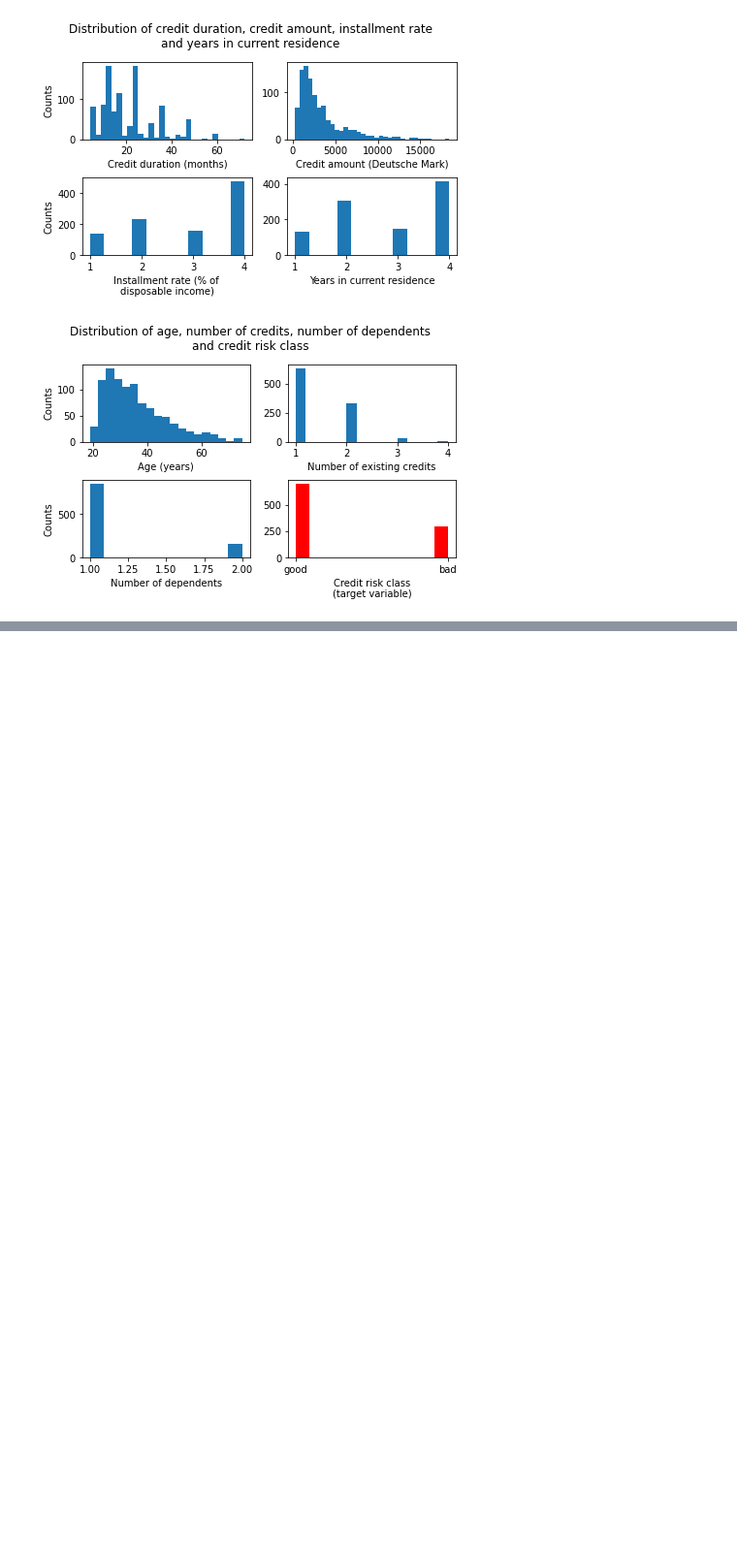
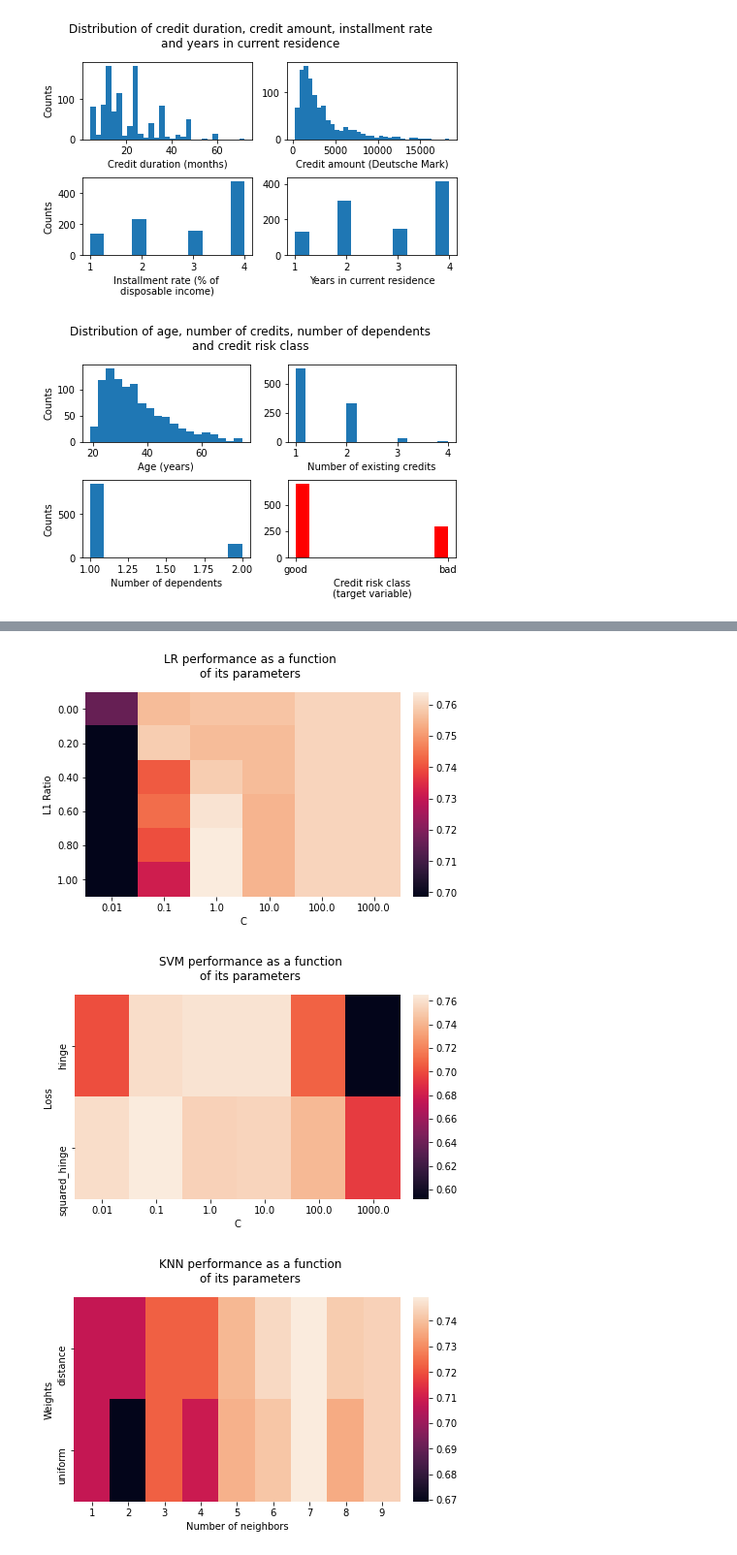
Before and after one commit to ungaroluis/applied-ml-2020, a Jupyter notebook: hw2/part1.ipynb, the cells around one changed output, grey strips where cells are left out. Shown at 97% size. Drawn from its saved outputs; the diff is of its cells as text; code cells hidden in the pictures; blank space fills up the shorter version.

```diff
--- a/hw2/part1.ipynb
+++ b/hw2/part1.ipynb
@@ -179,0 +168,43 @@ Test score of the best parameters:  0.724
+# %%
+# Transforming the CV results into a Dataframe for a simpler handling
+cv_res = pd.DataFrame(grid.cv_results_)
+
+# Visualizing the performance of LR as a function of its parameters
+fig1, ax1 = plt.subplots(constrained_layout=True)
+fig1.suptitle('LR performance as a function\nof its parameters')
+
+lr_rows = cv_res[cv_res['param_clf'].apply(lambda x: isinstance(x, LogisticRegression))]
+
+sns.heatmap(lr_rows.pivot('param_clf__l1_ratio', 'param_clf__C', 'mean_test_score'), ax=ax1)
+
+ax1.set_xlabel('C')
+ax1.set_ylabel('L1 Ratio')
+ax1.set_yticklabels(['{:.2f}'.format(float(t.get_text())) for t in ax1.get_yticklabels()])
+
+# Visualizing the performance of SVM as a function of its parameters
+fig2, ax2 = plt.subplots(1, constrained_layout=True)
+fig2.suptitle('SVM performance as a function\nof its parameters')
+
+lr_rows = cv_res[cv_res['param_clf'].apply(lambda x: isinstance(x, LinearSVC))]
+
+sns.heatmap(lr_rows.pivot('param_clf__loss', 'param_clf__C', 'mean_test_score'), ax=ax2)
+
+ax2.set_xlabel('C')
+ax2.set_ylabel('Loss')
+
+# Visualizing the performance of KNN as a function of its parameters
+fig3, ax3 = plt.subplots(1, constrained_layout=True)
+fig3.suptitle('KNN performance as a function\nof its parameters')
+
+lr_rows = cv_res[cv_res['param_clf'].apply(lambda x: isinstance(x, KNeighborsClassifier))]
+
+sns.heatmap(lr_rows.pivot('param_clf__weights', 'param_clf__n_neighbors', 'mean_test_score'), ax=ax3)
+
+ax3.set_xlabel('Number of neighbors')
+ax3.set_ylabel('Weights')
+
+plt.show()
+# %% [output]
+[figure, added]
+[figure, added]
+[figure, added]
```
Also changed, not shown: parts of 4 cells of this notebook.
